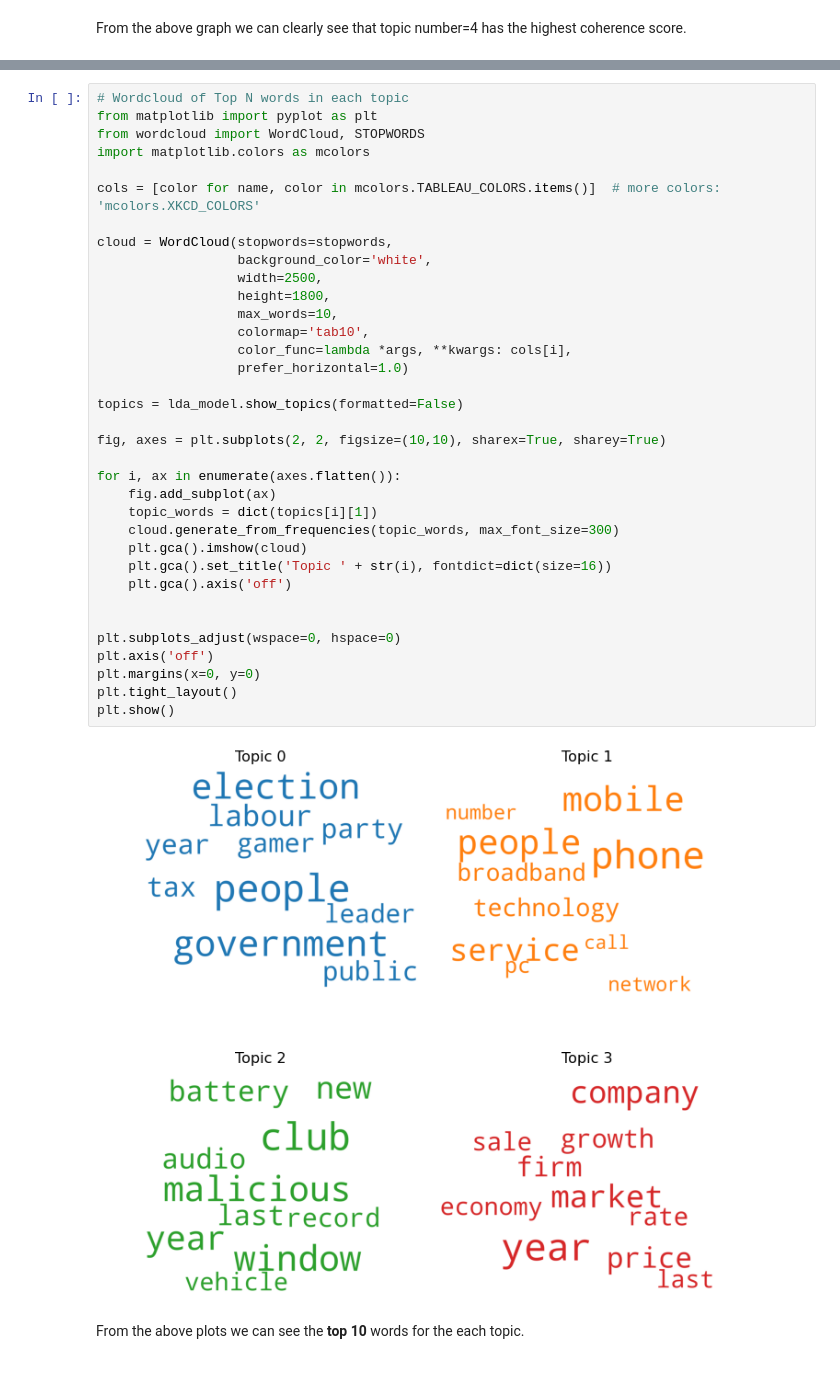
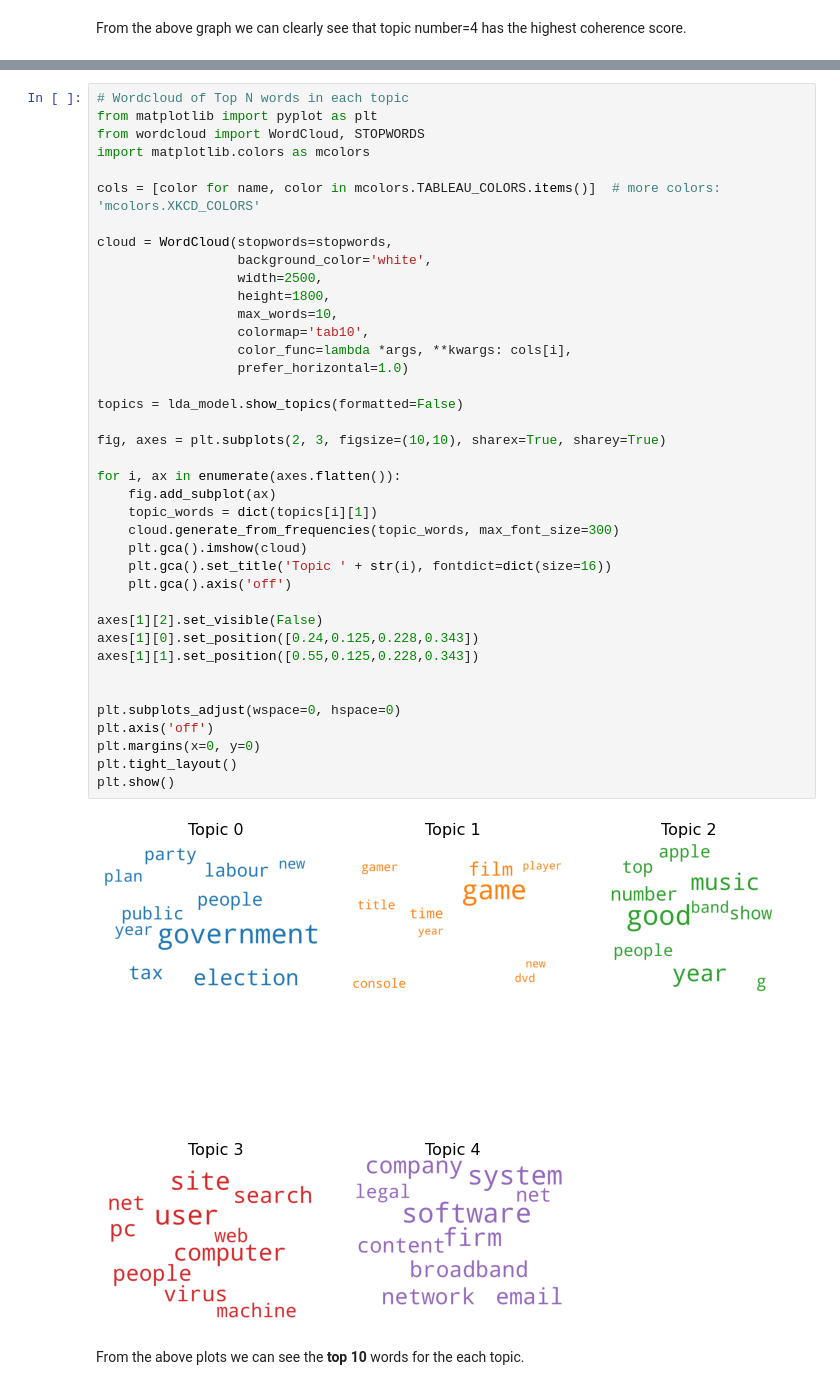
Before and after one commit to Priyabrat845/Topic-Modeling-on-News-Articles, a Jupyter notebook: Topic_modeling_of_news_articles.ipynb, the cells around one changed output, grey strips where cells are left out. Cells and saved outputs as stored; diff of their text form.

```diff
--- a/Topic_modeling_of_news_articles.ipynb
+++ b/Topic_modeling_of_news_articles.ipynb
@@ -681,35 +687,39 @@ import matplotlib.colors as mcolors
 
 cols = [color for name, color in mcolors.TABLEAU_COLORS.items()]  # more colors: 'mcolors.XKCD_COLORS'
 
 cloud = WordCloud(stopwords=stopwords,
                   background_color='white',
                   width=2500,
                   height=1800,
                   max_words=10,
                   colormap='tab10',
                   color_func=lambda *args, **kwargs: cols[i],
                   prefer_horizontal=1.0)
 
 topics = lda_model.show_topics(formatted=False)
 
-fig, axes = plt.subplots(2, 2, figsize=(10,10), sharex=True, sharey=True)
+fig, axes = plt.subplots(2, 3, figsize=(10,10), sharex=True, sharey=True)
 
 for i, ax in enumerate(axes.flatten()):
     fig.add_subplot(ax)
     topic_words = dict(topics[i][1])
     cloud.generate_from_frequencies(topic_words, max_font_size=300)
     plt.gca().imshow(cloud)
     plt.gca().set_title('Topic ' + str(i), fontdict=dict(size=16))
     plt.gca().axis('off')
 
+axes[1][2].set_visible(False)
+axes[1][0].set_position([0.24,0.125,0.228,0.343])
+axes[1][1].set_position([0.55,0.125,0.228,0.343])
+
 
 plt.subplots_adjust(wspace=0, hspace=0)
 plt.axis('off')
 plt.margins(x=0, y=0)
 plt.tight_layout()
 plt.show()
 # %% [output]
-[figure, old version]
+[figure, new version]
 # %% [markdown]
 From the above plots we can see the **top 10** words for the each topic.
 # %%
```
Also changed, not shown: parts of 15 cells of this notebook.
